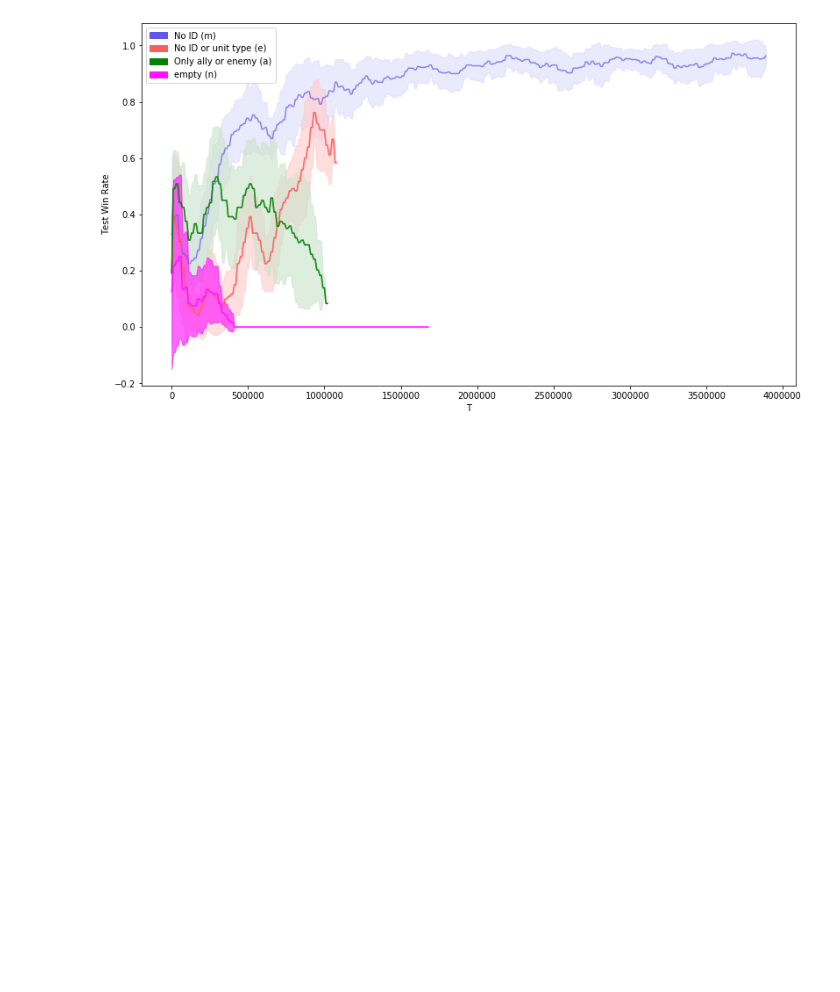
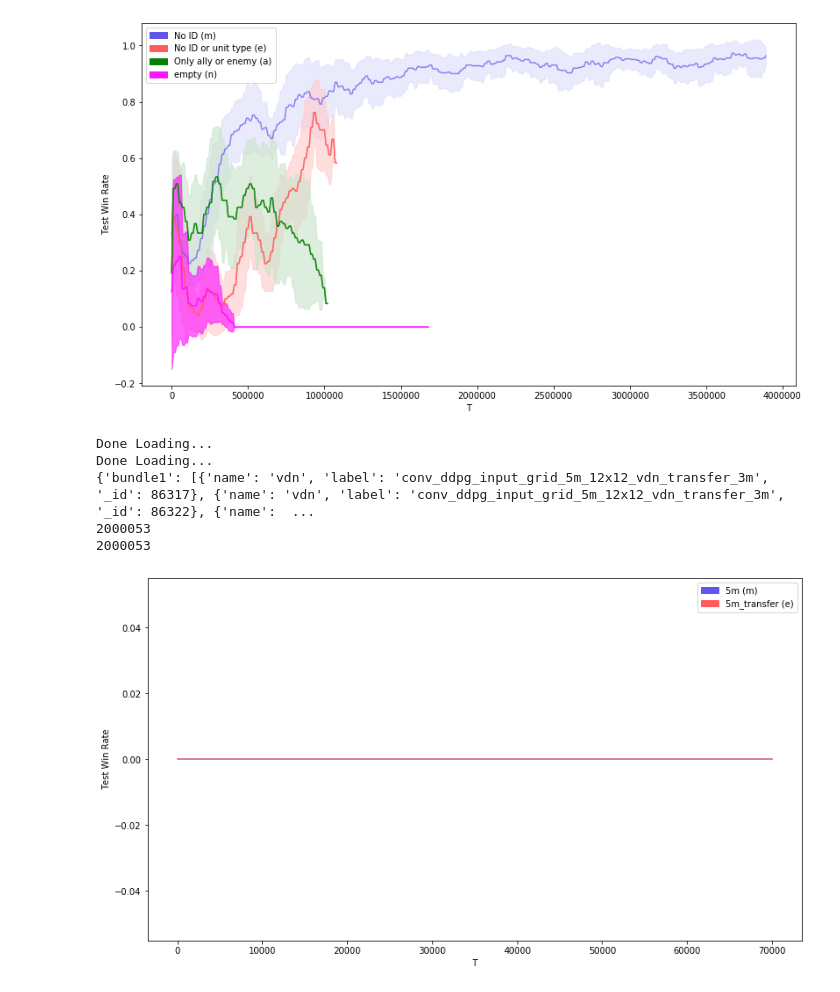
Before and after one commit to nicholasburden/pymarl, a Jupyter notebook: analysis/analysis2.ipynb, the cells around one changed output. Cells and saved outputs as stored; diff of their text form; code cells hidden in the pictures; blank space fills up the shorter version.

```diff
--- a/analysis/analysis2.ipynb
+++ b/analysis/analysis2.ipynb
@@ -353,0 +352,29 @@ conv_ddpg_input_grid_3s5z_12x12_vdn
+# %%
+
+
+
+
+
+
+data__5m = mongo_central.get_name_label_names("", "conv_ddpg_input_grid_5m_12x12_vdn")
+data__5m_transfer = mongo_central.get_name_label_names("", "conv_ddpg_input_grid_5m_12x12_vdn_transfer_3m")
+print(data__5m_transfer)
+
+bavg = bundle_average(mongo_central,
+                      [("5m", data__5m, "test_battle_won_mean", "test_battle_won_mean_T"),
+                       ("5m_transfer", data__5m_transfer, "test_battle_won_mean", "test_battle_won_mean_T")
+
+                      ],
+                      no_fails=True,
+                      window=100000)
+
+
+a = plot_bundle_avgs(bavg,
+                     figsize=(15,8))
+# %% [output]
+Done Loading...
+Done Loading...
+{'bundle1': [{'name': 'vdn', 'label': 'conv_ddpg_input_grid_5m_12x12_vdn_transfer_3m', '_id': 86317}, {'name': 'vdn', 'label': 'conv_ddpg_input_grid_5m_12x12_vdn_transfer_3m', '_id': 86322}, {'name':  ...
+2000053
+2000053
+[figure, added]
```
Also changed, not shown: parts of 1 cell of this notebook, 2 other files.
